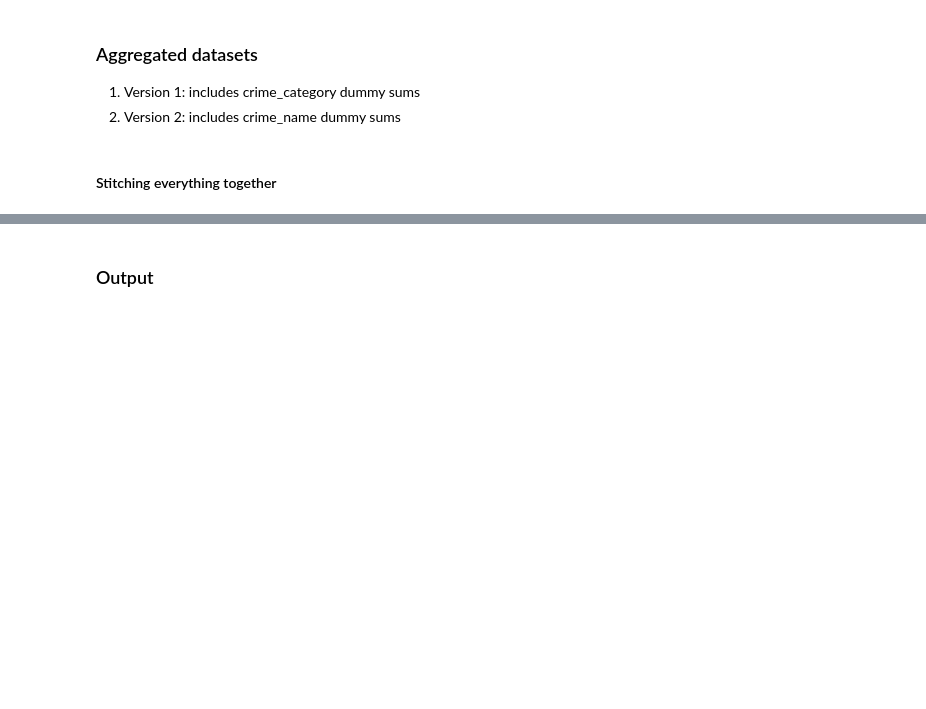
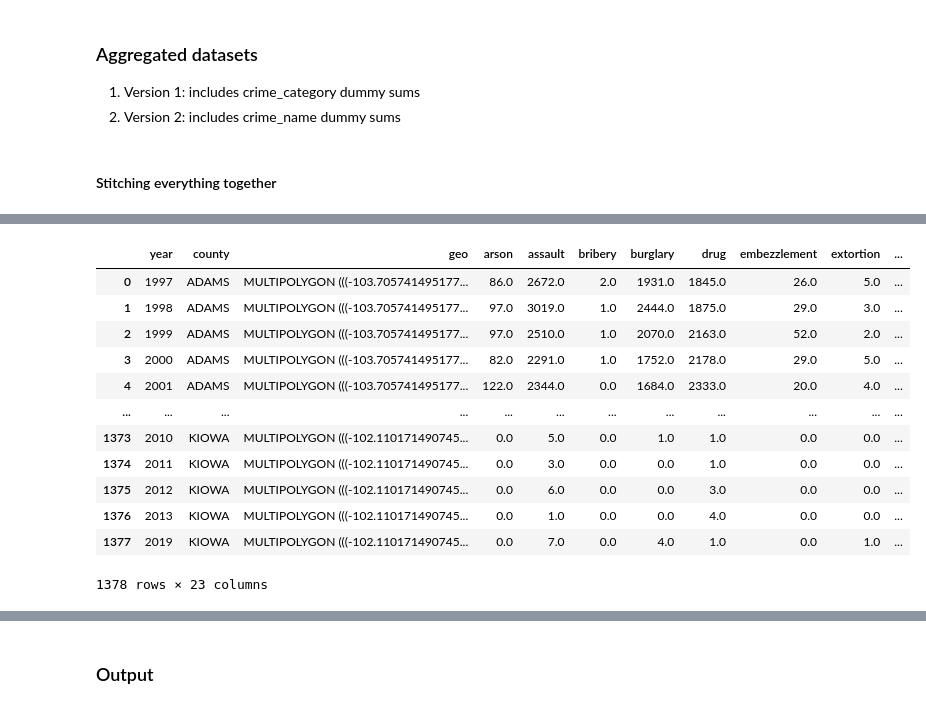
Before and after one commit to bia-capstone/crime, a Jupyter notebook: prepared_data/crime_records/aggregate_crime.ipynb, the cells around one changed output, grey strips where cells are left out. Cells and saved outputs as stored; diff of their text form; code cells hidden in the pictures; blank space fills up the shorter version.

```diff
--- a/prepared_data/crime_records/aggregate_crime.ipynb
+++ b/prepared_data/crime_records/aggregate_crime.ipynb
@@ -173,0 +274,16 @@ df_name = df.merge(dum_name, on=INDEX)
+# %%
+df_cat
+# %% [output]
+|  | year | county | geo | arson | assault | bribery | burglary | drug | embezzlement | extortion | ... |
+| 0 | 1997 | ADAMS | MULTIPOLYGON (((-103.705741495177... | 86.0 | 2672.0 | 2.0 | 1931.0 | 1845.0 | 26.0 | 5.0 | ... |
+| 1 | 1998 | ADAMS | MULTIPOLYGON (((-103.705741495177... | 97.0 | 3019.0 | 1.0 | 2444.0 | 1875.0 | 29.0 | 3.0 | ... |
+| 2 | 1999 | ADAMS | MULTIPOLYGON (((-103.705741495177... | 97.0 | 2510.0 | 1.0 | 2070.0 | 2163.0 | 52.0 | 2.0 | ... |
+| 3 | 2000 | ADAMS | MULTIPOLYGON (((-103.705741495177... | 82.0 | 2291.0 | 1.0 | 1752.0 | 2178.0 | 29.0 | 5.0 | ... |
+| 4 | 2001 | ADAMS | MULTIPOLYGON (((-103.705741495177... | 122.0 | 2344.0 | 0.0 | 1684.0 | 2333.0 | 20.0 | 4.0 | ... |
+| ... | ... | ... | ... | ... | ... | ... | ... | ... | ... | ... | ... |
+| 1373 | 2010 | KIOWA | MULTIPOLYGON (((-102.110171490745... | 0.0 | 5.0 | 0.0 | 1.0 | 1.0 | 0.0 | 0.0 | ... |
+| 1374 | 2011 | KIOWA | MULTIPOLYGON (((-102.110171490745... | 0.0 | 3.0 | 0.0 | 0.0 | 1.0 | 0.0 | 0.0 | ... |
+| 1375 | 2012 | KIOWA | MULTIPOLYGON (((-102.110171490745... | 0.0 | 6.0 | 0.0 | 0.0 | 3.0 | 0.0 | 0.0 | ... |
+| 1376 | 2013 | KIOWA | MULTIPOLYGON (((-102.110171490745... | 0.0 | 1.0 | 0.0 | 0.0 | 4.0 | 0.0 | 0.0 | ... |
+| 1377 | 2019 | KIOWA | MULTIPOLYGON (((-102.110171490745... | 0.0 | 7.0 | 0.0 | 4.0 | 1.0 | 0.0 | 1.0 | ... |
+1378 rows × 23 columns
```
Also changed, not shown: parts of 19 cells of this notebook, 12 other files.
